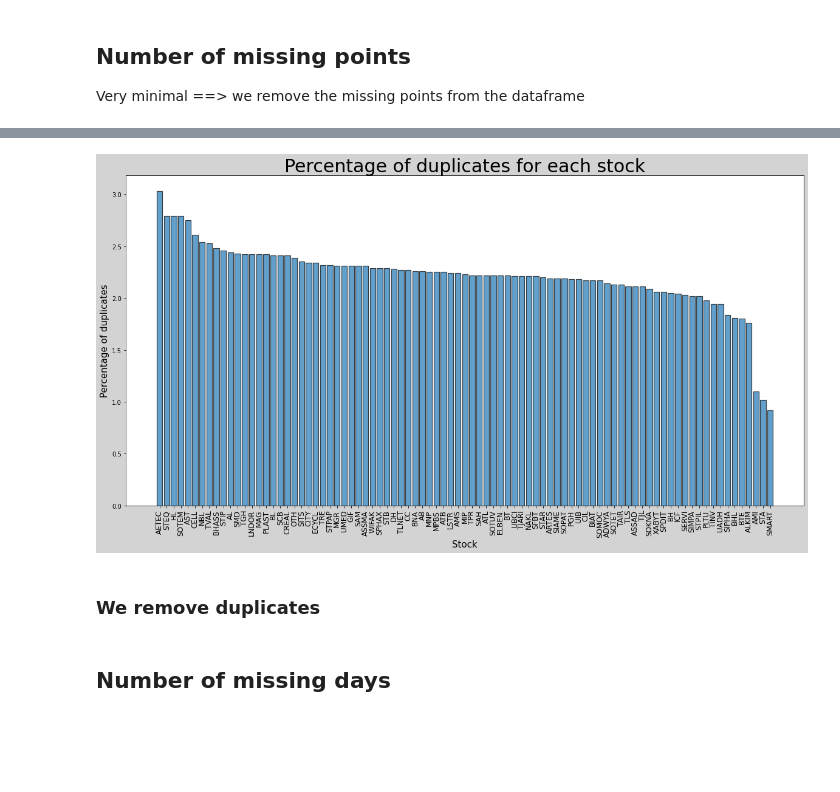
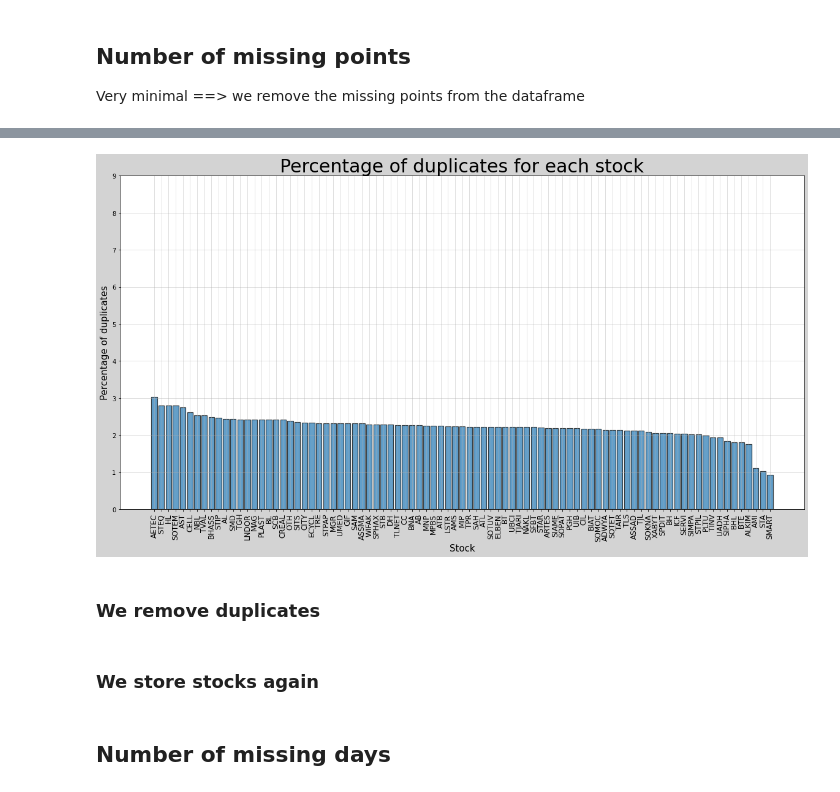
Before and after one commit to bastienlc/CPOP, a Jupyter notebook: dataset.ipynb, the cells around one changed output, grey strips where cells are left out. Saved outputs shown, nothing was run; the diff lists cells and outputs as text; code cells hidden in the pictures; blank space fills up the shorter version.

```diff
--- a/dataset.ipynb
+++ b/dataset.ipynb
@@ -175,16 +157,18 @@ df_duplicates['Percentage of duplicates'] = df_duplicates['Percentage of duplica
 # %%
 # plot the percentage of duplicates
 fig, ax = plt.subplots(figsize=(20,10))
 fig.patch.set_facecolor('lightgrey')
 ax.patch.set_facecolor('white')
 ax.bar(df_duplicates.index, df_duplicates['Percentage of duplicates'], edgecolor='black', linewidth=1.2, alpha=0.7)
 ax.set_xticklabels(df_duplicates.index, rotation=90, fontsize=12)
 ax.set_xlabel('Stock', fontsize=15)
 ax.set_ylabel('Percentage of duplicates', fontsize=15)
 ax.set_title('Percentage of duplicates for each stock', fontsize=30)
+ax.grid(alpha=0.5)
+ax.set_ylim(0, 9)
 plt.show()
 # %% [output]
-[figure, old version]
+[figure, new version]
 # %% [markdown]
 ### We remove duplicates
 # %%
@@ -205,3 +189,5 @@ for stock in stocks:
     X, y = stock_dict[stock][0], stock_dict[stock][1]
     X_int, y_int = interpolate_linearly(X, y)
     stock_dict_int[stock] = (X_int, y_int)
+# %% [markdown]
+### We store stocks again
```
Also changed, not shown: parts of 7 cells of this notebook.
